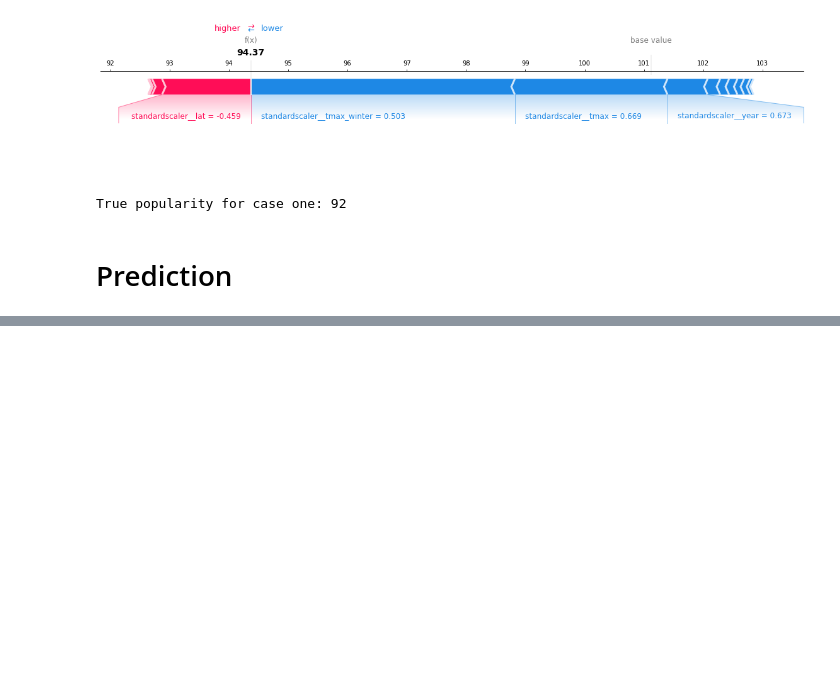
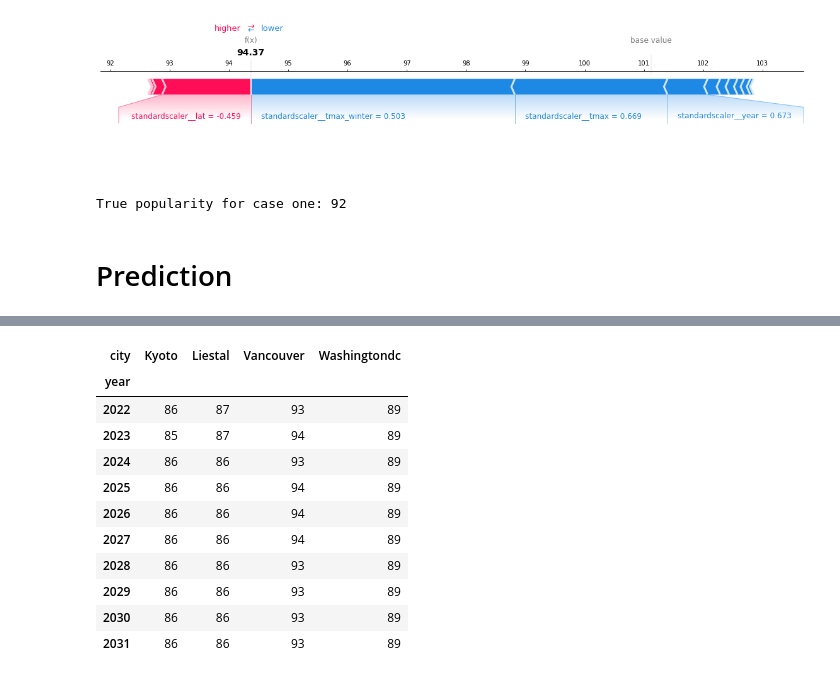
Before and after one commit to aimee0317/cherry-blossom-prediction, a Jupyter notebook: src/ml_models.ipynb, the cells around one changed output, grey strips where cells are left out. Saved outputs shown, nothing was run; the diff lists cells and outputs as text; code cells hidden in the pictures; blank space fills up the shorter version.

```diff
--- a/src/ml_models.ipynb
+++ b/src/ml_models.ipynb
@@ -343,0 +390,22 @@ True popularity for case one: 92
+# %%
+final_prediction = round(X_prediction.pivot(index="year", columns="city", values="prediction_bloom_doy"))
+for i in final_prediction.columns:
+    try:
+        final_prediction[[i]] = final_prediction[[i]].astype(int)
+    except:
+        pass
+# %%
+final_prediction
+# %% [output]
+| city | Kyoto | Liestal | Vancouver | Washingtondc |
+| year |  |  |  |  |
+| 2022 | 86 | 87 | 93 | 89 |
+| 2023 | 85 | 87 | 94 | 89 |
+| 2024 | 86 | 86 | 93 | 89 |
+| 2025 | 86 | 86 | 94 | 89 |
+| 2026 | 86 | 86 | 94 | 89 |
+| 2027 | 86 | 86 | 94 | 89 |
+| 2028 | 86 | 86 | 93 | 89 |
+| 2029 | 86 | 86 | 93 | 89 |
+| 2030 | 86 | 86 | 93 | 89 |
+| 2031 | 86 | 86 | 93 | 89 |
```
Also changed, not shown: parts of 17 cells of this notebook.
